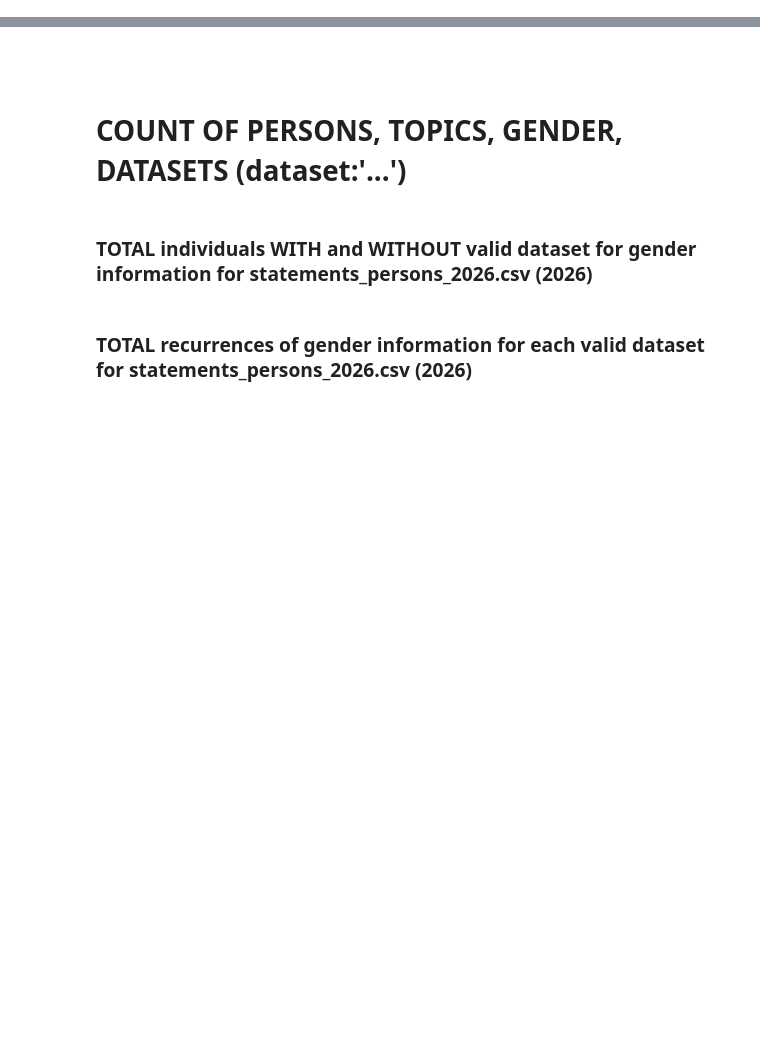
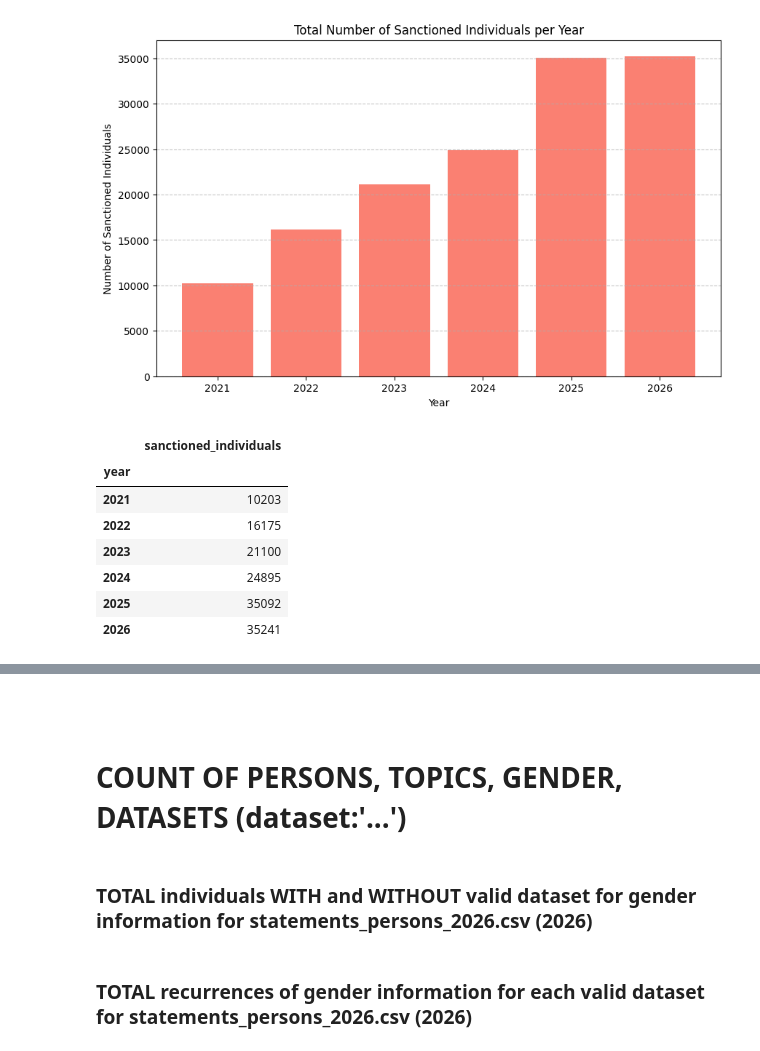
Before and after one commit to jellyrosp/opensanctions, a Jupyter notebook: jupyter_nb/raw_data_freqs.ipynb, the cells around one changed output, grey strips where cells are left out. Cells and saved outputs as stored; diff of their text form; code cells hidden in the pictures; blank space fills up the shorter version.

```diff
--- a/jupyter_nb/raw_data_freqs.ipynb
+++ b/jupyter_nb/raw_data_freqs.ipynb
@@ -6,0 +23,14 @@
+# %%
+from opensanctions.raw_data_freqs import json_total_sanctioned_individual
+
+json_total_sanctioned_individual()
+# %% [output]
+[figure, added]
+|  | sanctioned_individuals |
+| year |  |
+| 2021 | 10203 |
+| 2022 | 16175 |
+| 2023 | 21100 |
+| 2024 | 24895 |
+| 2025 | 35092 |
+| 2026 | 35241 |
```
Also changed, not shown: parts of 24 cells of this notebook, 3 other files.
